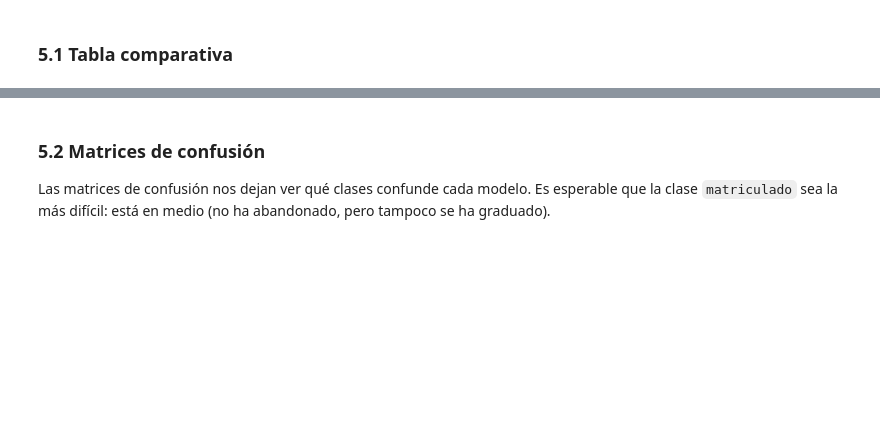
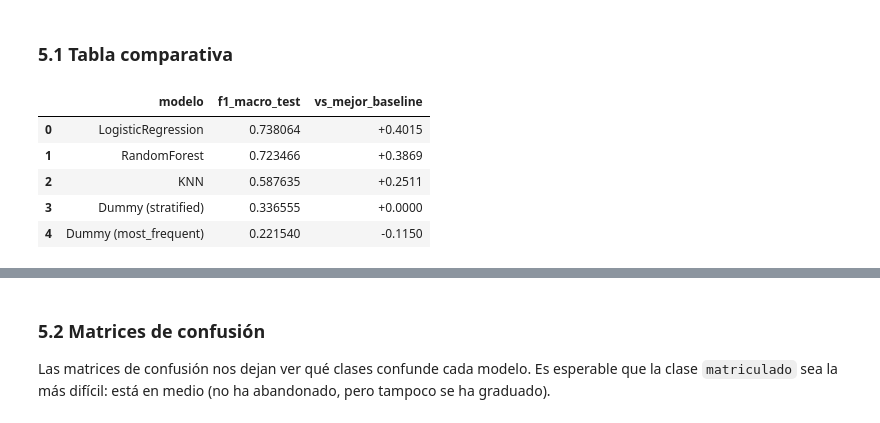
Before and after one commit to javmartineez/EduPredict, a Jupyter notebook: notebooks/02_clasificacion.ipynb, the cells around one changed output, grey strips where cells are left out. Cells and saved outputs as stored; diff of their text form; code cells hidden in the pictures; blank space fills up the shorter version.

```diff
--- a/notebooks/02_clasificacion.ipynb
+++ b/notebooks/02_clasificacion.ipynb
@@ -178,5 +237,24 @@ LogisticRegression     0.718826       0.710307
 # %% [markdown]
 ### 5.1 Tabla comparativa
+# %%
+# Tabla unificada: modelos reales + baseline
+df_comparacion = pd.concat([
+    df_resumen[['modelo', 'f1_macro_test']],
+    df_baseline,
+], ignore_index=True).sort_values('f1_macro_test', ascending=False)
+
+df_comparacion['vs_mejor_baseline'] = (
+    df_comparacion['f1_macro_test'] - df_baseline['f1_macro_test'].max()
+).map(lambda x: f'+{x:.4f}' if x >= 0 else f'{x:.4f}')
+
+df_comparacion.reset_index(drop=True)
+# %% [output]
+|  | modelo | f1_macro_test | vs_mejor_baseline |
+| 0 | LogisticRegression | 0.738064 | +0.4015 |
+| 1 | RandomForest | 0.723466 | +0.3869 |
+| 2 | KNN | 0.587635 | +0.2511 |
+| 3 | Dummy (stratified) | 0.336555 | +0.0000 |
+| 4 | Dummy (most_frequent) | 0.221540 | -0.1150 |
 # %%
 df_resumen.sort_values('f1_macro_test', ascending=False)
 # %% [output]
```
Also changed, not shown: parts of 13 cells of this notebook, 4 other files.
